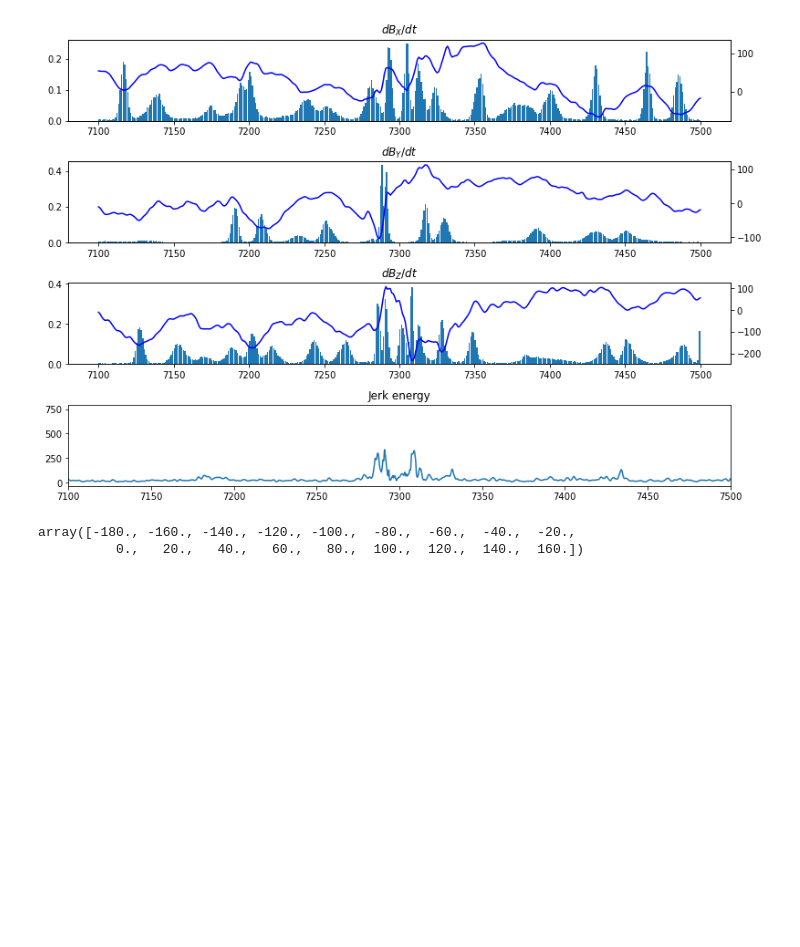
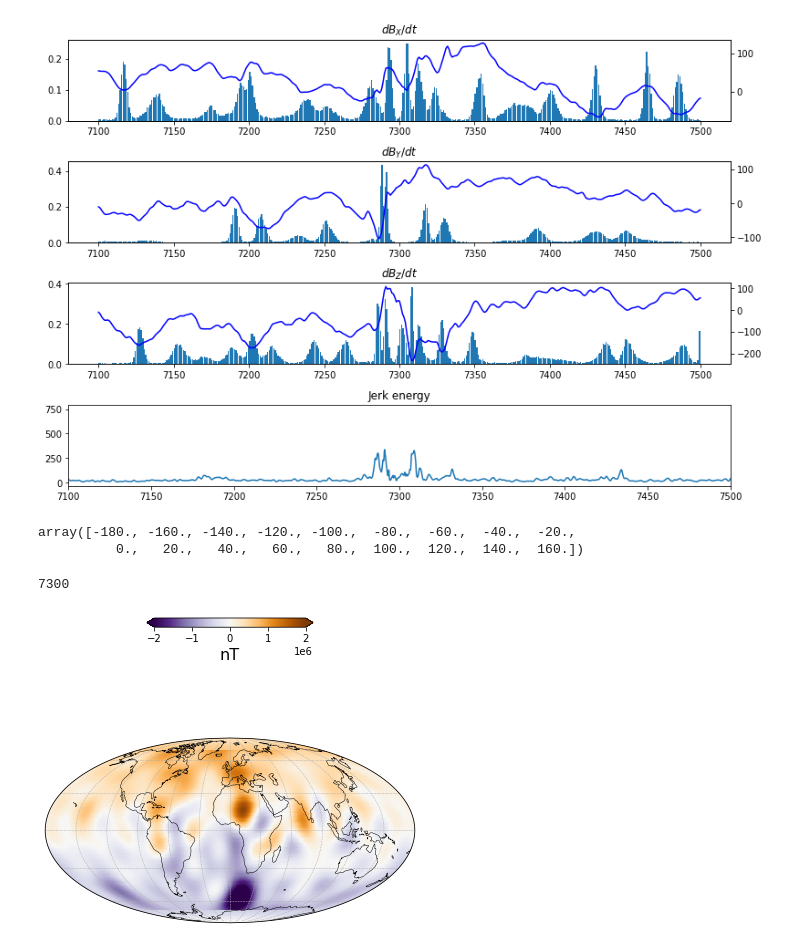
Before and after one commit to plivermore/jerk_finder, a Jupyter notebook: path_model_jerks.ipynb, the cells around one changed output. Saved outputs shown, nothing was run; the diff lists cells and outputs as text; code cells hidden in the pictures; blank space fills up the shorter version.

Commit message:
2-color images

```diff
--- a/path_model_jerks.ipynb
+++ b/path_model_jerks.ipynb
@@ -976,3 +976,52 @@ np.linspace(-180,160 ,18)
 # %% [output]
 array([-180., -160., -140., -120., -100.,  -80.,  -60.,  -40.,  -20.,
           0.,   20.,   40.,   60.,   80.,  100.,  120.,  140.,  160.])
+# %%
+# plot of Br at time of jerk. 6
+import chaosmagpy as cp
+from mpl_toolkits.axes_grid1.inset_locator import inset_axes
+import cartopy.crs as ccrs
+import matplotlib.gridspec as gridspec
+
+index = np.argmin(abs(time-jerk_times[5]))
+print( jerk_times[5] )
+coeffs_single_epoch = arrays['gnm'][:,index]
+
+radius = 3485.
+
+theta = np.linspace(1., 179., 181)
+phi = np.linspace(-180., 180, 361)
+Br, Btheta, Bphi = cp.model_utils.synth_values(coeffs_single_epoch, radius, theta, phi, grid=True,nmax=13)
+
+limit = 2e6  # nT colorbar limit
+
+# create figure
+fig = plt.figure(figsize=(16, 10))
+
+# make array of axes
+axes = []
+gs = fig.add_gridspec(3,3)
+axes.append(plt.subplot(gs[1, :], projection=ccrs.Mollweide()))
+
+for ax in axes:
+    pc = ax.pcolormesh(phi, 90. - theta, Br, cmap='PuOr_r', vmin=-limit,
+                       vmax=limit, transform=ccrs.PlateCarree())
+    ax.gridlines(linewidth=0.5, linestyle='dashed',
+                 ylocs=np.linspace(-90, 90, num=7),  # parallels
+                 xlocs=np.linspace(-180, 180, num=13))  # meridians
+    ax.coastlines(linewidth=0.5)
+
+# inset axes into global map and move upwards
+cax = inset_axes(axes[-1], width="45%", height="5%", loc='upper center',
+                 borderpad=-12)
+
+# use last artist for the colorbar
+clb = plt.colorbar(pc, cax=cax, extend='both', orientation='horizontal')
+clb.set_label('nT', fontsize=16)
+
+plt.subplots_adjust(top=0.785, bottom=0.015, left=0.008,
+                    right=0.992, hspace=0.0, wspace=0.0)
+plt.savefig('Jerk6_Br_CMB.pdf',bbox_inches='tight')
+# %% [output]
+7300
+[figure, added]
```
Also changed, not shown: parts of 1 cell of this notebook, 3 other files.
